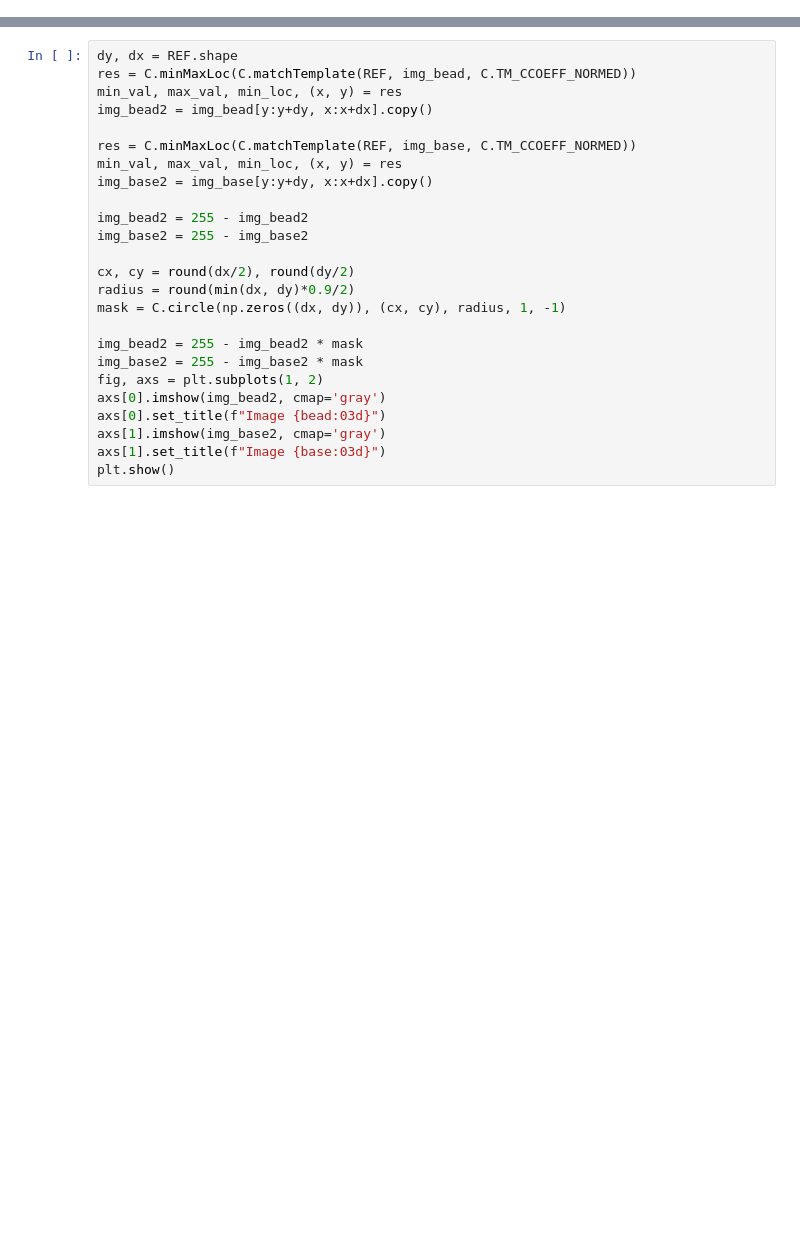
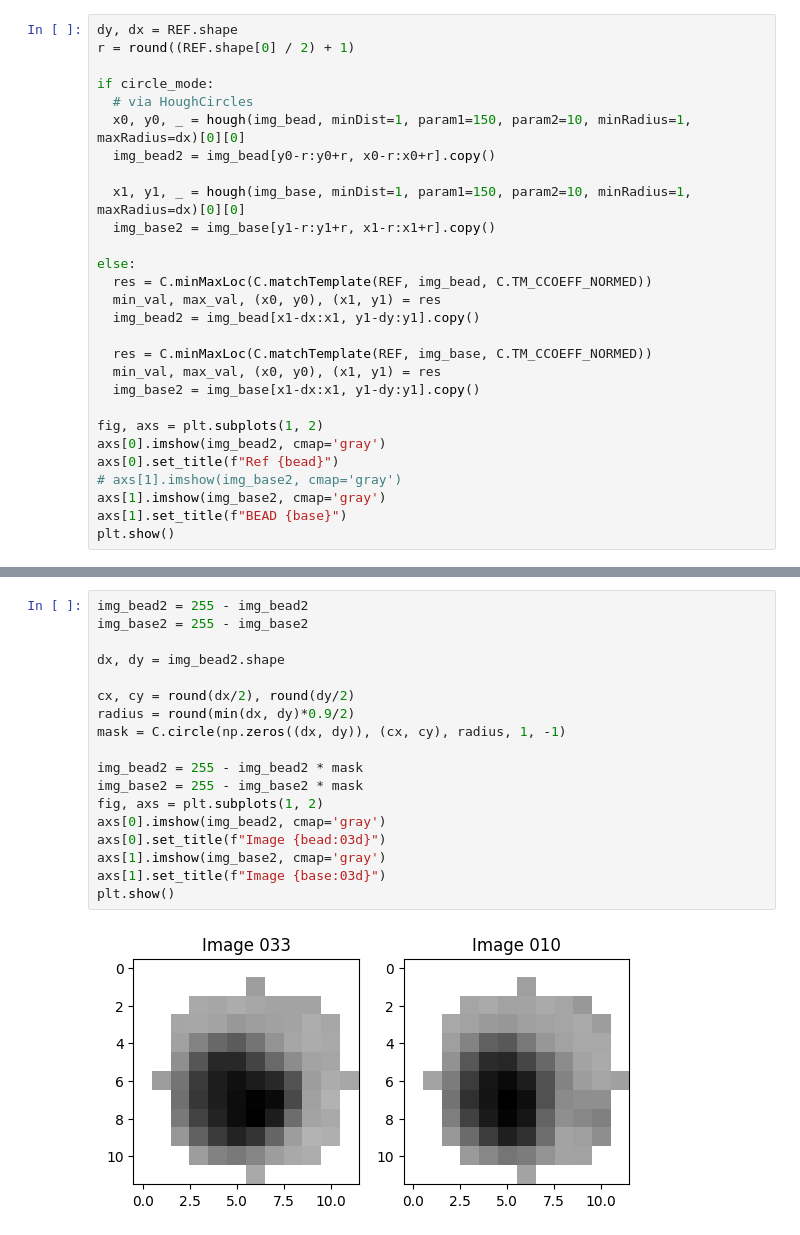
Before and after one commit to CQuICC/beadfinder, a Jupyter notebook: stats.ipynb, the cells around one changed output, grey strips where cells are left out. Saved outputs shown, nothing was run; the diff lists cells and outputs as text; blank space fills up the shorter version.

```diff
--- a/stats.ipynb
+++ b/stats.ipynb
@@ -73,0 +74,28 @@ plt.show()
+# %%
+dy, dx = REF.shape
+r = round((REF.shape[0] / 2) + 1)
+
+if circle_mode:
+  # via HoughCircles
+  x0, y0, _ = hough(img_bead, minDist=1, param1=150, param2=10, minRadius=1, maxRadius=dx)[0][0]
+  img_bead2 = img_bead[y0-r:y0+r, x0-r:x0+r].copy()
+
+  x1, y1, _ = hough(img_base, minDist=1, param1=150, param2=10, minRadius=1, maxRadius=dx)[0][0]
+  img_base2 = img_base[y1-r:y1+r, x1-r:x1+r].copy()
+
+else:
+  res = C.minMaxLoc(C.matchTemplate(REF, img_bead, C.TM_CCOEFF_NORMED))
+  min_val, max_val, (x0, y0), (x1, y1) = res
+  img_bead2 = img_bead[x1-dx:x1, y1-dy:y1].copy()
+
+  res = C.minMaxLoc(C.matchTemplate(REF, img_base, C.TM_CCOEFF_NORMED))
+  min_val, max_val, (x0, y0), (x1, y1) = res
+  img_base2 = img_base[x1-dx:x1, y1-dy:y1].copy()
+
+fig, axs = plt.subplots(1, 2)
+axs[0].imshow(img_bead2, cmap='gray')
+axs[0].set_title(f"Ref {bead}")
+# axs[1].imshow(img_base2, cmap='gray')
+axs[1].imshow(img_base2, cmap='gray')
+axs[1].set_title(f"BEAD {base}")
+plt.show()
@@ -74,26 +105,21 @@ plt.show()
 # %%
-dy, dx = REF.shape
-res = C.minMaxLoc(C.matchTemplate(REF, img_bead, C.TM_CCOEFF_NORMED))
-min_val, max_val, min_loc, (x, y) = res
-img_bead2 = img_bead[y:y+dy, x:x+dx].copy()
-
-res = C.minMaxLoc(C.matchTemplate(REF, img_base, C.TM_CCOEFF_NORMED))
-min_val, max_val, min_loc, (x, y) = res
-img_base2 = img_base[y:y+dy, x:x+dx].copy()
-
 img_bead2 = 255 - img_bead2
 img_base2 = 255 - img_base2
+
+dx, dy = img_bead2.shape
 
 cx, cy = round(dx/2), round(dy/2)
 radius = round(min(dx, dy)*0.9/2)
 mask = C.circle(np.zeros((dx, dy)), (cx, cy), radius, 1, -1)
 
 img_bead2 = 255 - img_bead2 * mask
 img_base2 = 255 - img_base2 * mask
 fig, axs = plt.subplots(1, 2)
 axs[0].imshow(img_bead2, cmap='gray')
 axs[0].set_title(f"Image {bead:03d}")
 axs[1].imshow(img_base2, cmap='gray')
 axs[1].set_title(f"Image {base:03d}")
 plt.show()
+# %% [output]
+[figure, added]
 # %%
```
Also changed, not shown: parts of 5 cells of this notebook, 6 other files.
